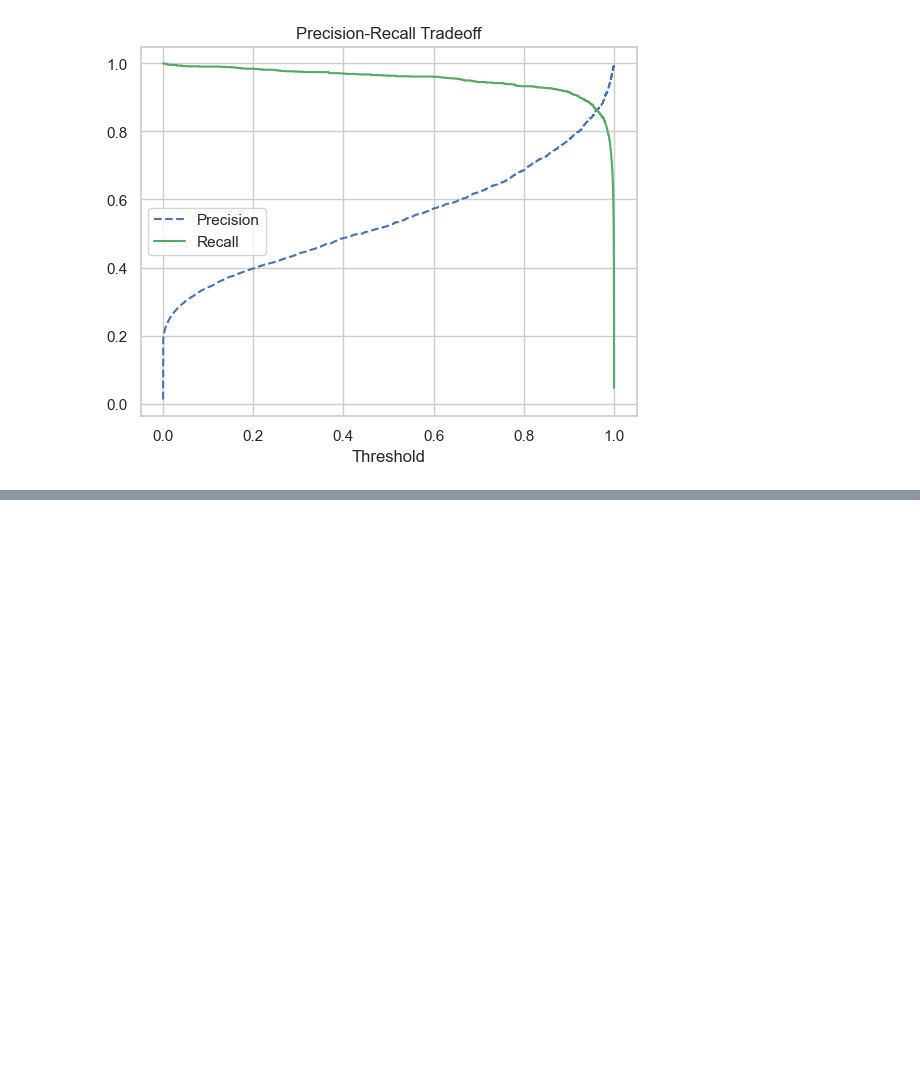
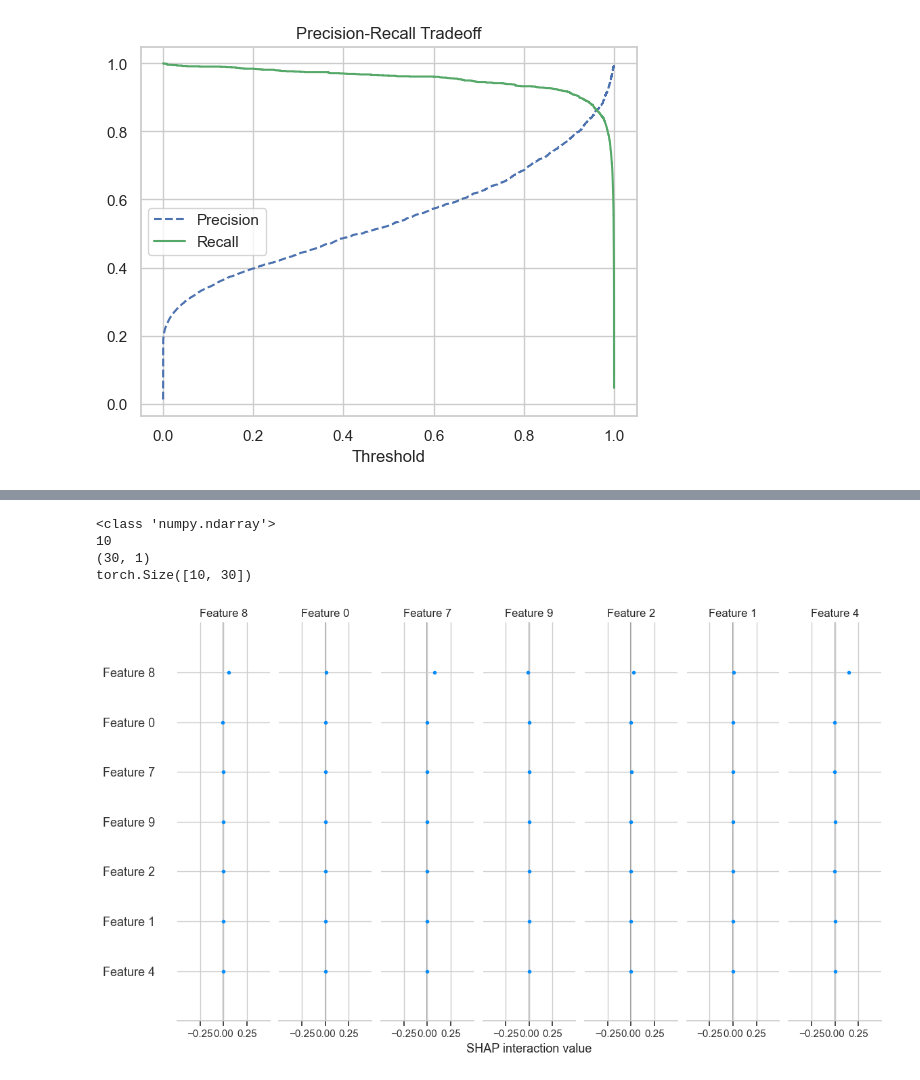
Before and after one commit to Rmp2404/HSBC_DSML_Hackathon_2025, a Jupyter notebook: DS_ML.ipynb, the cells around one changed output, grey strips where cells are left out. Saved outputs shown, nothing was run; the diff lists cells and outputs as text; code cells hidden in the pictures; blank space fills up the shorter version.

```diff
--- a/DS_ML.ipynb
+++ b/DS_ML.ipynb
@@ -908,0 +850,22 @@ KeyboardInterrupt:
+# %%
+print(type(shap_values))  # List or ndarray
+print(len(shap_values))   # Number of output classes (for classification)
+print(np.shape(shap_values[0]))  # Shape of the first class’s SHAP values
+print(X_test_tensor[:10].shape)
+# %% [output]
+<class 'numpy.ndarray'>
+10
+(30, 1)
+torch.Size([10, 30])
+# %%
+import shap
+
+# Wrap model for SHAP (needs CPU and numpy input)
+model.eval()
+explainer = shap.GradientExplainer(model.cpu(), X_train_tensor[:100].cpu())
+shap_values = explainer.shap_values(X_test_tensor[:10].cpu())
+
+shap_values = shap_values.T  # Change shape from (30, 1) → (1, 30)
+shap.summary_plot(shap_values, X_test_tensor[:1].cpu().numpy())
+# %% [output]
+[figure, added]
```
Also changed, not shown: parts of 31 cells of this notebook.
